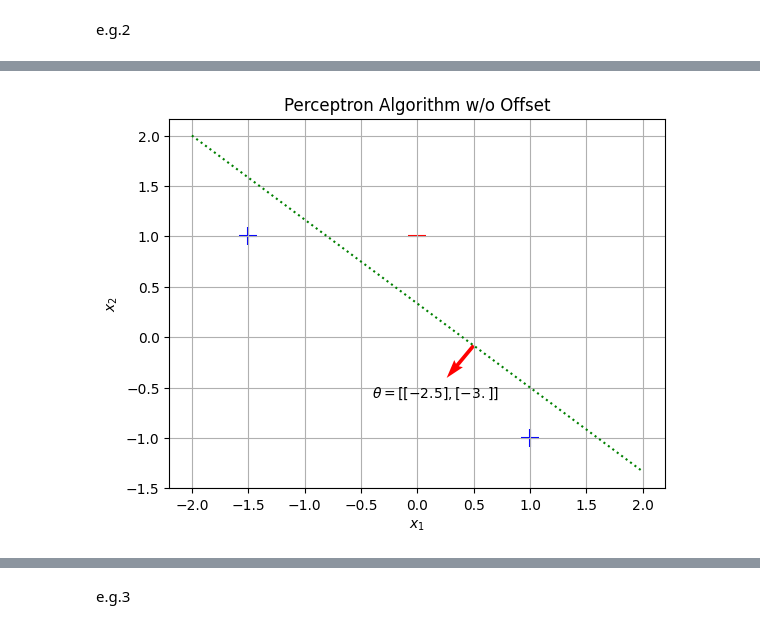
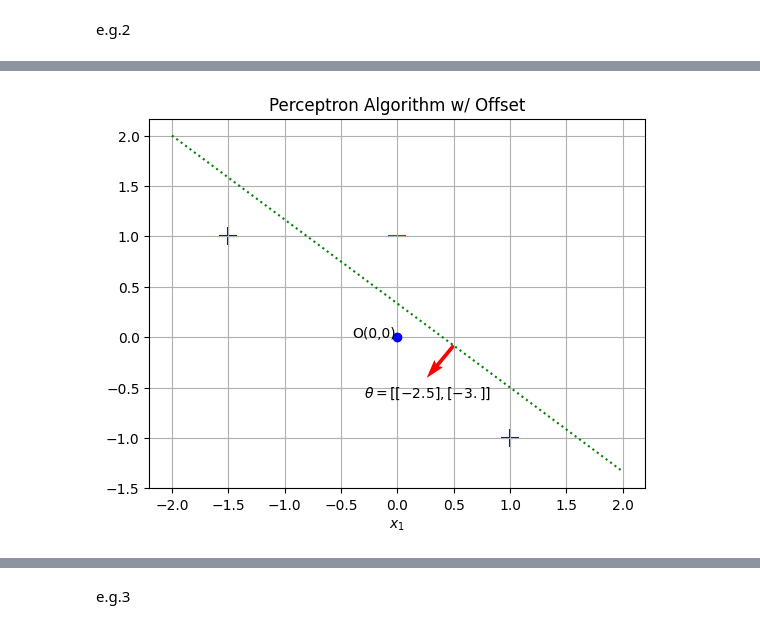
Before and after one commit to pquynhvu/ML, a Jupyter notebook: demo/perceptrons.ipynb, the cells around one changed output, grey strips where cells are left out. Saved outputs shown, nothing was run; the diff lists cells and outputs as text; code cells hidden in the pictures.

```diff
--- a/demo/perceptrons.ipynb
+++ b/demo/perceptrons.ipynb
@@ -119,0 +153,3 @@ After 9 mistake(s), the Perceptron Algorithm (w/o offset) yields theta = [[-2.5]
+# %%
+theta_through_origin=perceptron_through_origin(X, y, 100)
+theta_with_offset, theta_0 =perceptron_with_offset(X, y, 100)
@@ -120,15 +166,17 @@ After 9 mistake(s), the Perceptron Algorithm (w/o offset) yields theta = [[-2.5]
 # %%
 plt.scatter(df[df['y']==1]['x1'], df[df['y']==1]['x2'], marker='+', s=150, c='b')
 plt.scatter(df[df['y']==-1]['x1'], df[df['y']==-1]['x2'], marker='_', s=150, c='r')
-plt.title('Perceptron Algorithm w/o Offset')
+plt.title('Perceptron Algorithm w/ Offset')
 plt.xlabel('$x_{1}$')
-plt.ylabel('$x_{2}$')
+plt.grid()
 
-plt.plot(np.linspace(-2, 2, num=10), (-theta[2]-theta[0]*np.linspace(-2, 2, num=10))/theta[1], 'g:')
-plt.quiver(0.5, (- theta[2] - theta[0]*0.5)/theta[1], theta[0], theta[1], color='r', units='xy', scale=10)
-plt.text(-0.4, -0.6, '$\\theta = [{},{}]$'.format(theta[0],theta[1], theta[2]))
+plt.plot(0, 0, 'bo')
+plt.text(-0.4, 0, 'O(0,0)')
 
-plt.grid()
+plt.plot(np.linspace(-2, 2, num=10), (-theta_0-theta_through_origin[0]*np.linspace(-2, 2, num=10))/theta_through_origin[1], 'g:')
+plt.quiver(0.5, (-theta_0- theta_through_origin[0]*0.5)/theta_through_origin[1], theta_through_origin[0], theta_through_origin[1], color='r', units='xy', scale=10)
+plt.text(-0.3, -0.6, '$\\theta = [{},{}]$'.format(theta_through_origin[0], theta_through_origin[1]))
+
 plt.show()
 # %% [output]
-[figure, old version]
+[figure, new version]
```
Also changed, not shown: parts of 19 cells of this notebook, 2 other files.
